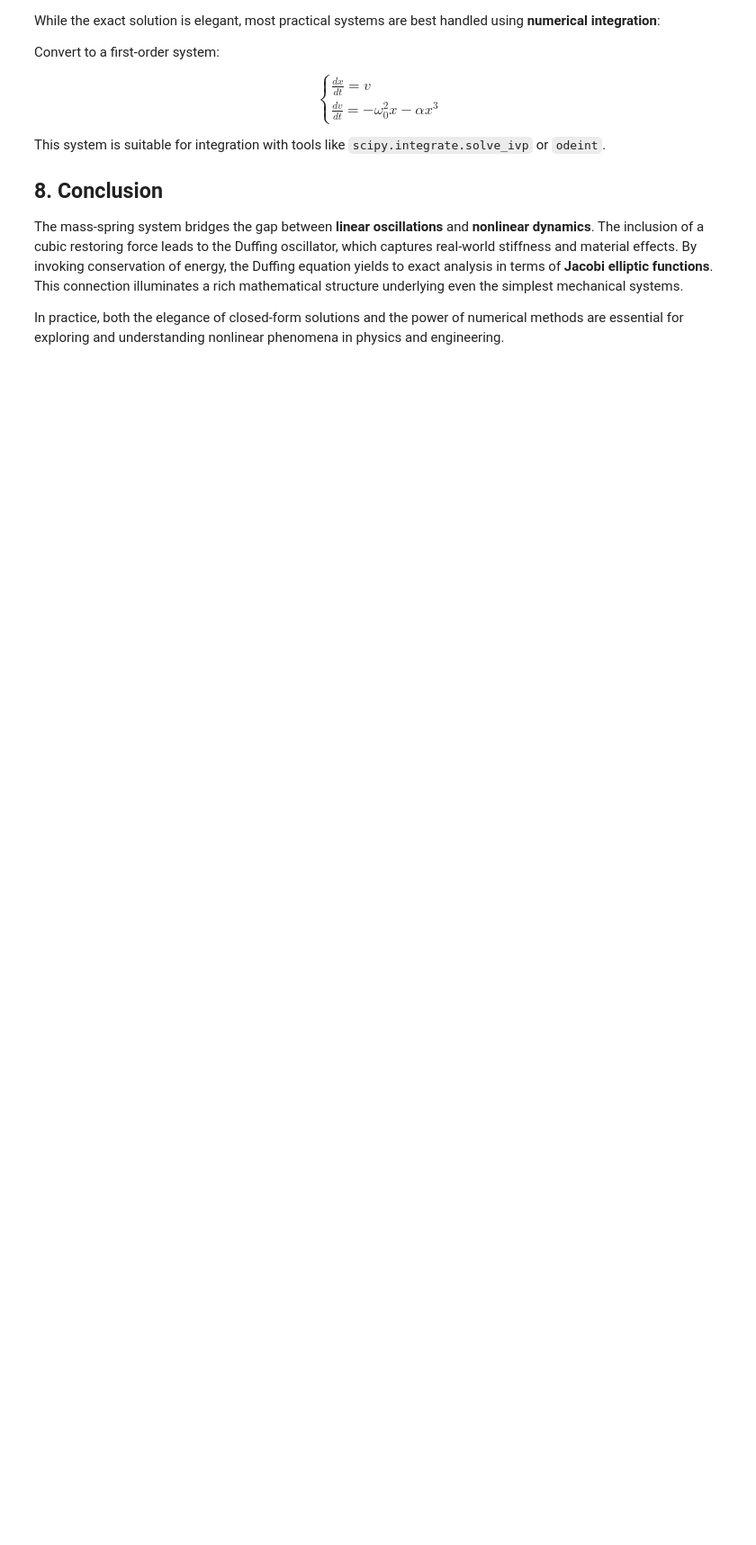
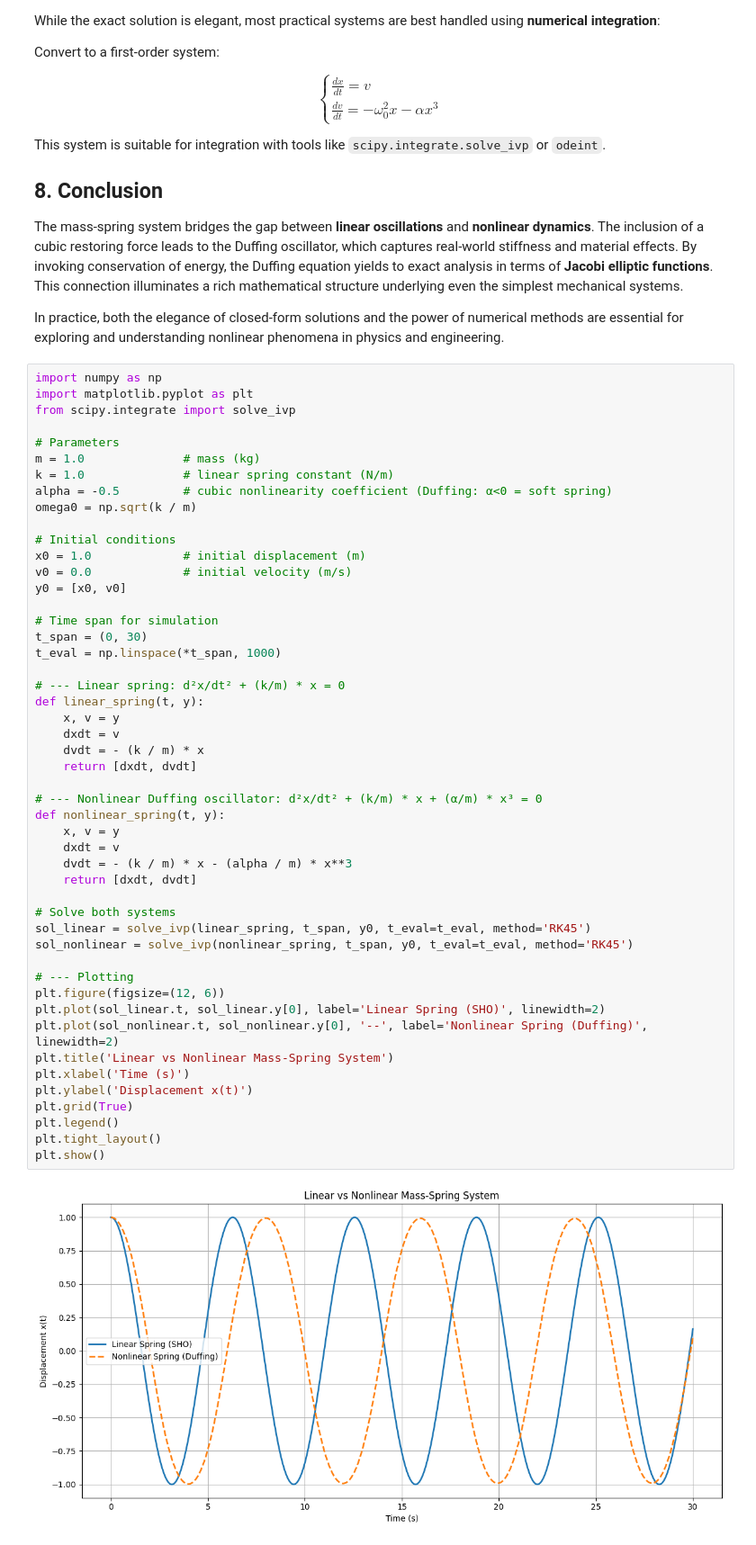
Before and after one commit to dvoils/neural-network-experiments, a Jupyter notebook: osc_dyn.ipynb, the cells around one changed output. Shown at 90% size. Drawn from its saved outputs; the diff is of its cells as text; blank space fills up the shorter version.

```diff
--- a/osc_dyn.ipynb
+++ b/osc_dyn.ipynb
@@ -506,3 +382,54 @@ This system is suitable for integration with tools like `scipy.integrate.solve_i
 The mass-spring system bridges the gap between **linear oscillations** and **nonlinear dynamics**. The inclusion of a cubic restoring force leads to the Duffing oscillator, which captures real-world stiffness and material effects. By invoking conservation of energy, the Duffing equation yields to exact analysis in terms of **Jacobi elliptic functions**. This connection illuminates a rich mathematical structure underlying even the simplest mechanical systems.
 
 In practice, both the elegance of closed-form solutions and the power of numerical methods are essential for exploring and understanding nonlinear phenomena in physics and engineering.
+# %%
+import numpy as np
+import matplotlib.pyplot as plt
+from scipy.integrate import solve_ivp
+
+# Parameters
+m = 1.0              # mass (kg)
+k = 1.0              # linear spring constant (N/m)
+alpha = -0.5         # cubic nonlinearity coefficient (Duffing: α<0 = soft spring)
+omega0 = np.sqrt(k / m)
+
+# Initial conditions
+x0 = 1.0             # initial displacement (m)
+v0 = 0.0             # initial velocity (m/s)
+y0 = [x0, v0]
+
+# Time span for simulation
+t_span = (0, 30)
+t_eval = np.linspace(*t_span, 1000)
+
+# --- Linear spring: d²x/dt² + (k/m) * x = 0
+def linear_spring(t, y):
+    x, v = y
+    dxdt = v
+    dvdt = - (k / m) * x
+    return [dxdt, dvdt]
+
+# --- Nonlinear Duffing oscillator: d²x/dt² + (k/m) * x + (α/m) * x³ = 0
+def nonlinear_spring(t, y):
+    x, v = y
+    dxdt = v
+    dvdt = - (k / m) * x - (alpha / m) * x**3
+    return [dxdt, dvdt]
+
+# Solve both systems
+sol_linear = solve_ivp(linear_spring, t_span, y0, t_eval=t_eval, method='RK45')
+sol_nonlinear = solve_ivp(nonlinear_spring, t_span, y0, t_eval=t_eval, method='RK45')
+
+# --- Plotting
+plt.figure(figsize=(12, 6))
+plt.plot(sol_linear.t, sol_linear.y[0], label='Linear Spring (SHO)', linewidth=2)
+plt.plot(sol_nonlinear.t, sol_nonlinear.y[0], '--', label='Nonlinear Spring (Duffing)', linewidth=2)
+plt.title('Linear vs Nonlinear Mass-Spring System')
+plt.xlabel('Time (s)')
+plt.ylabel('Displacement x(t)')
+plt.grid(True)
+plt.legend()
+plt.tight_layout()
+plt.show()
+# %% [output]
+[figure, added]
```
Also changed, not shown: parts of 1 cell of this notebook.
